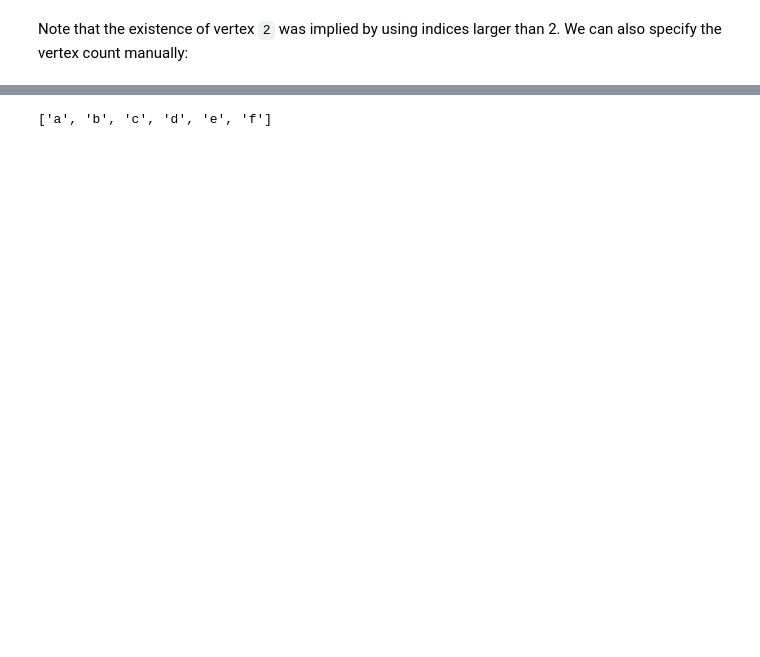
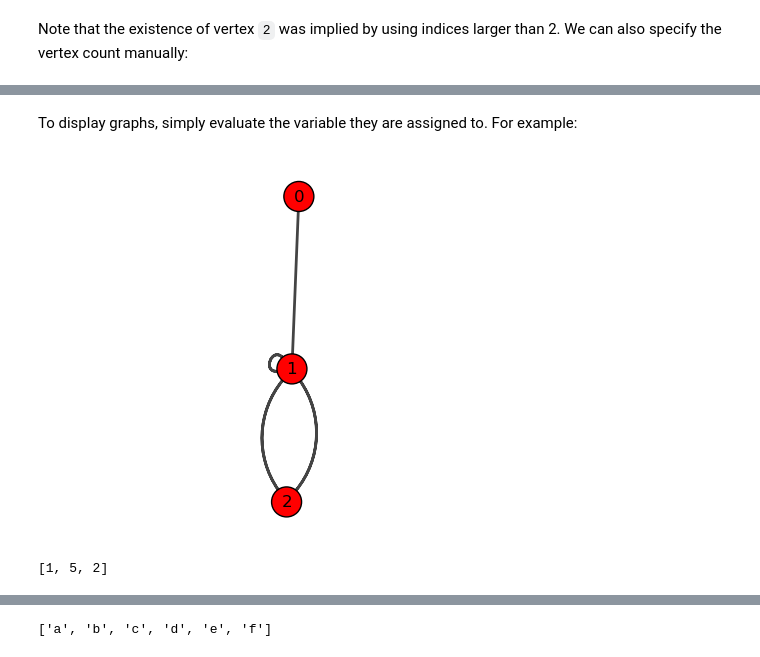
Before and after one commit to szhorvat/T-445-GRTH-2024, a Jupyter notebook: notebooks/igraph_intro.ipynb, the cells around one changed output, grey strips where cells are left out. Saved outputs shown, nothing was run; the diff lists cells and outputs as text; code cells hidden in the pictures; blank space fills up the shorter version.

```diff
--- a/notebooks/igraph_intro.ipynb
+++ b/notebooks/igraph_intro.ipynb
@@ -64,0 +41,11 @@ Graph([(0,1)], n=3)
+# %% [markdown]
+To display graphs, simply evaluate the variable they are assigned to. For example:
+# %%
+g = Graph([(0,1), (1,2), (1,2), (1,1)], n=3) # assign the graph to g
+g # this is necessary for display
+# %% [output]
+[figure, added]
+# %%
+g.degree()
+# %% [output]
+[1, 5, 2]
```
Also changed, not shown: parts of 42 cells of this notebook, 1 other file.
